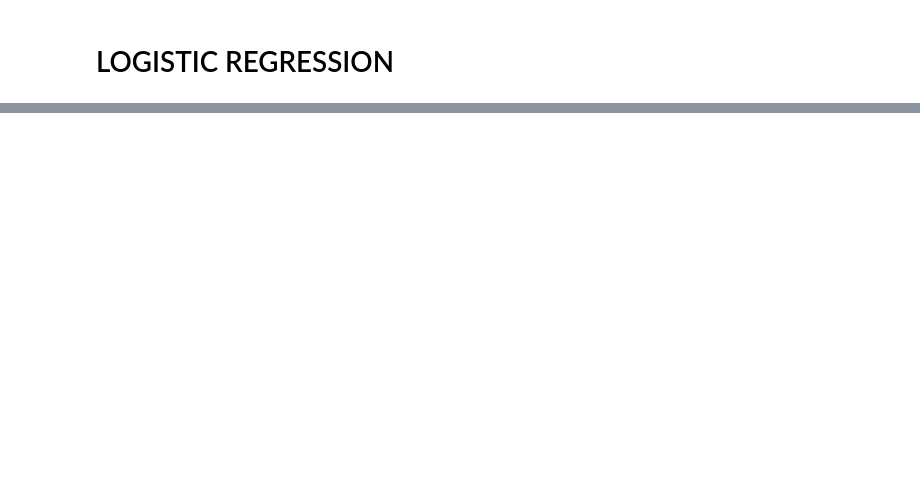
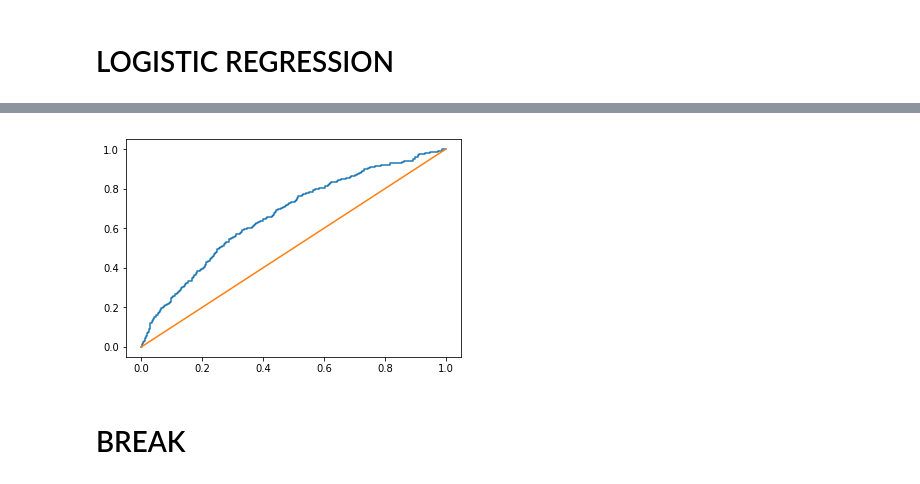
Before and after one commit to rczyrnik/Find-A-Flatmate, a Jupyter notebook: 3_DiscreteModels_Messages.ipynb, the cells around one changed output, grey strips where cells are left out. Drawn from its saved outputs; the diff is of its cells as text; code cells hidden in the pictures; blank space fills up the shorter version.

```diff
--- a/3_DiscreteModels_Messages.ipynb
+++ b/3_DiscreteModels_Messages.ipynb
@@ -194,3 +208,12 @@ results_df.set_index('feature').loc['age_receiver'].sign
+# %%
+fpr, tpr, thresh = roc_curve(y_test, y_pred_coef[:,1])
+plt.plot(fpr, tpr)
+plt.plot(np.arange(0,1,.001),np.arange(0,1,.001))
+plt.show()
+# %% [output]
+[figure, added]
+# %% [markdown]
+# BREAK
 # %%
 def do_grid_search(X, y):
     '''
```
Also changed, not shown: parts of 20 cells of this notebook, 5 other files.
